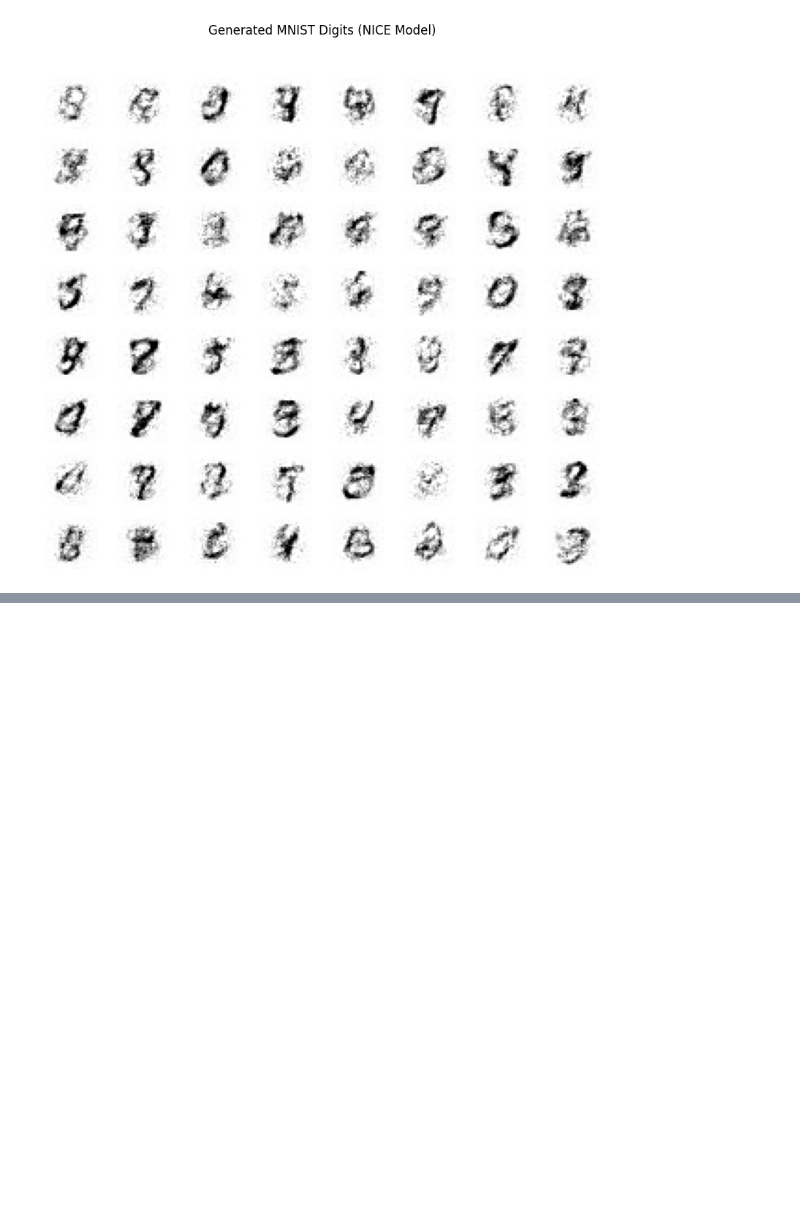
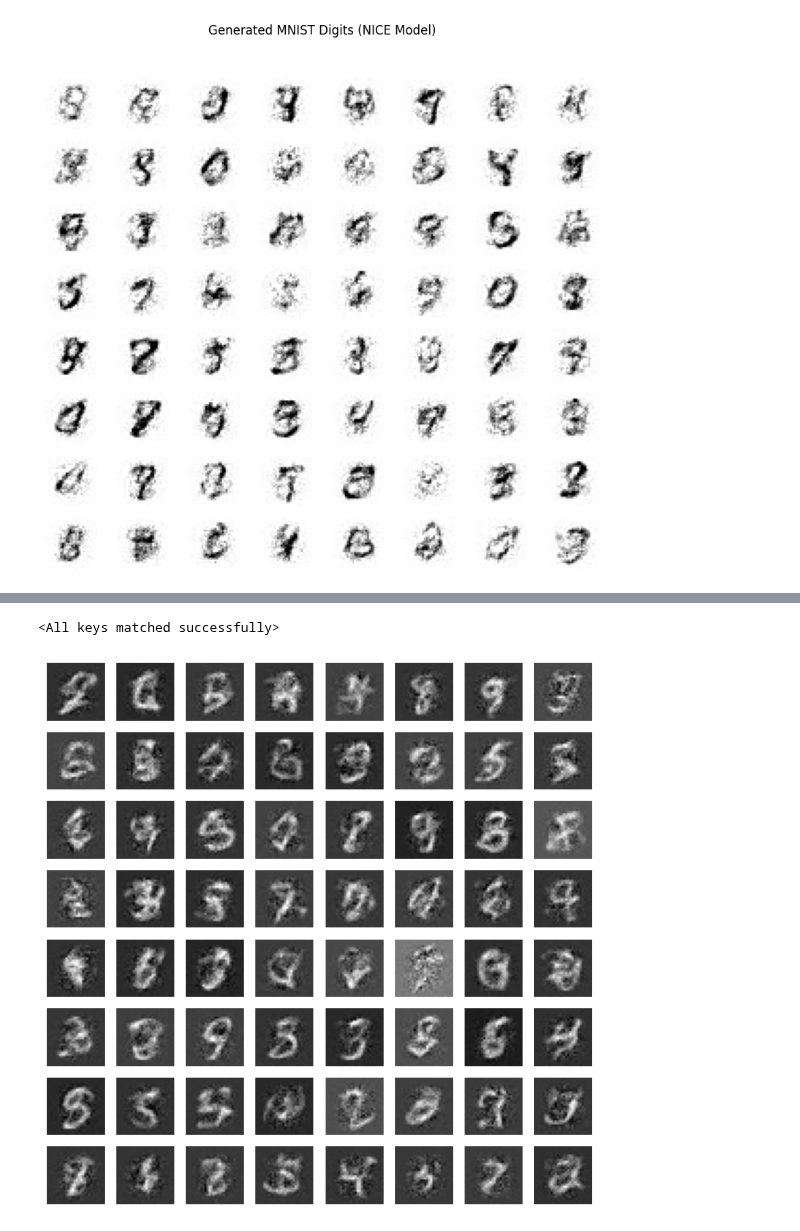
Before and after one commit to Papa-Panda/Paper_reading, a Jupyter notebook: flow_NICE.ipynb, the cells around one changed output, grey strips where cells are left out. Drawn from its saved outputs; the diff is of its cells as text; code cells hidden in the pictures; blank space fills up the shorter version.

```diff
--- a/flow_NICE.ipynb
+++ b/flow_NICE.ipynb
@@ -764,0 +769,67 @@ Train Epoch: 15 [38400/60000] Loss: -1404.9822
+# %%
+# Hyperparameters
+BATCH_SIZE = 128
+EPOCHS = 20
+LEARNING_RATE = 1e-3
+IN_OUT_DIM = 784  # 28x28 for MNIST
+MID_DIM = 1024
+HIDDEN_LAYERS = 2
+NUM_COUPLING_LAYERS = 4
+
+# Load data
+train_loader, test_loader = load_mnist(BATCH_SIZE)
+
+# Initialize model and optimizer
+model = NICE(
+    in_out_dim=IN_OUT_DIM,
+    mid_dim=MID_DIM,
+    hidden_layers=HIDDEN_LAYERS,
+    num_coupling_layers=NUM_COUPLING_LAYERS
+).to(device)
+
+# 2. Load the saved state dictionary
+# This loads your trained weights and biases into the model instance.
+model.load_state_dict(torch.load('nice_mnist_model.pth'))
+# %% [output]
+<All keys matched successfully>
+# %%
+num_samples=64
+img_size=(28, 28)
+show=True
+model.eval() # Set model to evaluation mode (disables dropout, batchnorm etc. if present)
+
+
+model.eval()
+with torch.no_grad():
+    # Sample from the prior (standard normal)
+    z = torch.randn(num_samples, 784).to(device)
+
+    # Generate samples by passing through the inverse model
+    generated_samples = model.inverse(z)
+    generated_samples = generated_samples.view(num_samples, 1, 28, 28).cpu()
+
+    # Create a grid of images
+    fig, axes = plt.subplots(8, 8, figsize=(8, 8))
+    for i, ax in enumerate(axes.flat):
+        ax.imshow(generated_samples[i].squeeze(), cmap='gray')
+        ax.axis('off')
+
+# with torch.no_grad(): # Disable gradient calculations during inference/sampling
+#     samples = model.sample(num_samples).cpu() # Get samples and move them to CPU for plotting
+#     # Reshape the flattened vectors back into image format (Batch, Channels, Height, Width)
+#     samples = samples.view(-1, 1, img_size[0], img_size[1])
+
+#     if show:
+#         fig = plt.figure(figsize=(8, 8)) # Create a figure for plotting
+#         # Determine grid size for subplots (e.g., 8x8 for 64 samples)
+#         grid_size = int(np.sqrt(num_samples))
+#         for i in range(num_samples):
+#             ax = fig.add_subplot(grid_size, grid_size, i + 1)
+#             # imshow expects (H, W) for grayscale, so squeeze the channel dimension
+#             ax.imshow(samples[i].squeeze().numpy(), cmap='gray_r') # 'gray_r' for white background
+#             ax.axis('off') # Turn off axes for cleaner image display
+#         plt.suptitle('Generated MNIST Digits (NICE Model)') # Set overall title
+#         plt.tight_layout(rect=[0, 0.03, 1, 0.95]) # Adjust layout to prevent title overlap
+#         plt.show() # Display the plot
+# %% [output]
+[figure, added]
```
Also changed, not shown: parts of 2 cells of this notebook.
